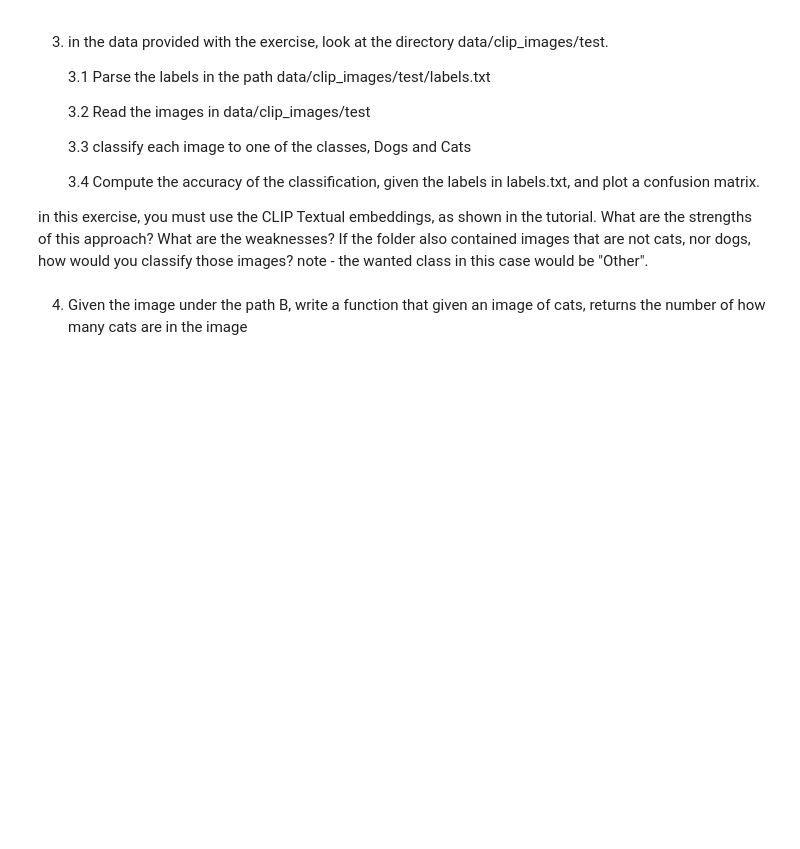
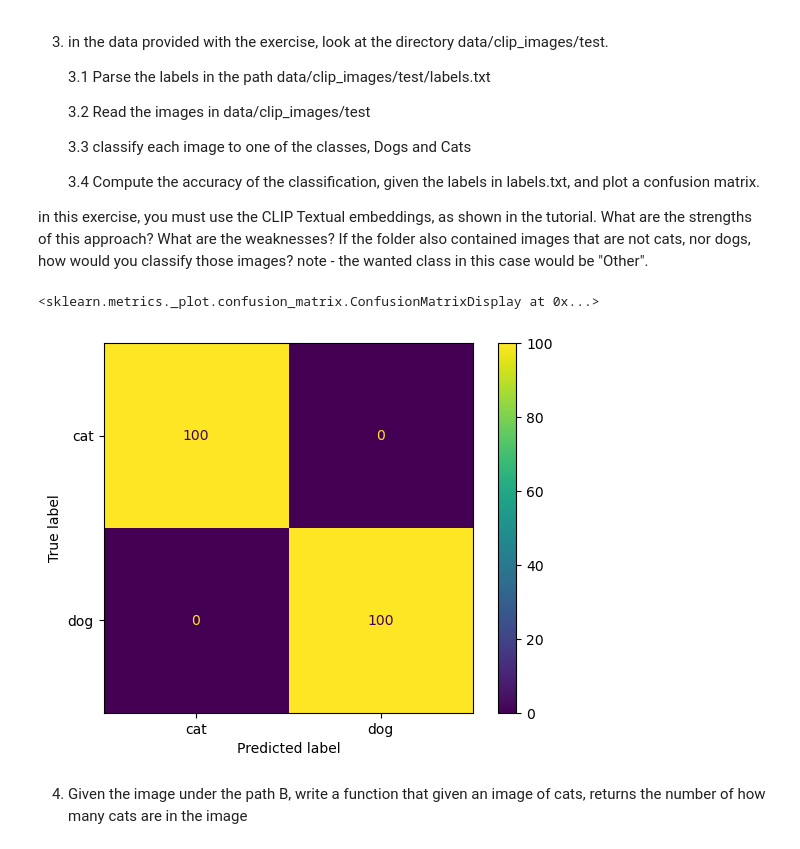
Before and after one commit to oronbar/046746---Algorithms-and-Applications-in-Computer-Vision, a Jupyter notebook: hw1_classification_foundation_models/ee046746_hw2_classification_foundation_models.ipynb, the cells around one changed output. Drawn from its saved outputs; the diff is of its cells as text; code cells hidden in the pictures; blank space fills up the shorter version.

```diff
--- a/hw1_classification_foundation_models/ee046746_hw2_classification_foundation_models.ipynb
+++ b/hw1_classification_foundation_models/ee046746_hw2_classification_foundation_models.ipynb
@@ -219,6 +270,36 @@ Now that we've seen the power of CLIP Embeddings, lets try and use the textual e
     3.4 Compute the accuracy of the classification, given the labels in labels.txt, and plot a confusion matrix.
 
 in this exercise, you must use the CLIP Textual embeddings, as shown in the tutorial.  What are the strengths of this approach? What are the weaknesses? If the folder also contained images that are not cats, nor dogs,  how would you classify those images? note - the wanted class in this case would be "Other".
+# %%
+import pandas as pd
+
+texts = ["a photo of a cat", "a photo of a dog"]
+text_inputs = torch.cat([clip.tokenize(texts[0]), clip.tokenize(texts[1])]).to(device)
+with torch.no_grad():
+    text_embedding = model.encode_text(text_inputs)
+
+predictions = []
+true_labels = []
+test_set_df = pd.read_csv(os.path.join(os.getcwd(),'data/clip_images/test/labels.txt'), delimiter=':', header=None, names=['file', 'label'])
+for _,(file,label) in test_set_df.iterrows():
+    test_image = load_image(os.path.join(os.getcwd(),'data/clip_images/test', file))
+    test_image = preprocess(test_image).unsqueeze(0).to(device)
+    with torch.no_grad():
+        test_image_embedding = model.encode_image(test_image)
+    similarities = cosine_similarity(test_image_embedding.cpu().numpy(), text_embedding.cpu().numpy())
+    best_match_idx = similarities.argmax().item()
+    predictions.append(best_match_idx)
+    true_labels.append(0 if label == ' cat' else 1)
+# %%
+from sklearn.metrics import confusion_matrix, ConfusionMatrixDisplay
+acc = sum(np.array(predictions)==np.array(true_labels))/len(test_set_df)
+cm = confusion_matrix(true_labels, predictions)
+disp = ConfusionMatrixDisplay(confusion_matrix=cm,
+                              display_labels=['cat','dog'])
+disp.plot()
+# %% [output]
+<sklearn.metrics._plot.confusion_matrix.ConfusionMatrixDisplay at 0x...>
+[figure, added]
 # %% [markdown]
 4. Given the image under the path B, write a function that given an image of cats, returns the number of how many cats are in the image
 # %% [markdown]
```
Also changed, not shown: parts of 5 cells of this notebook.
